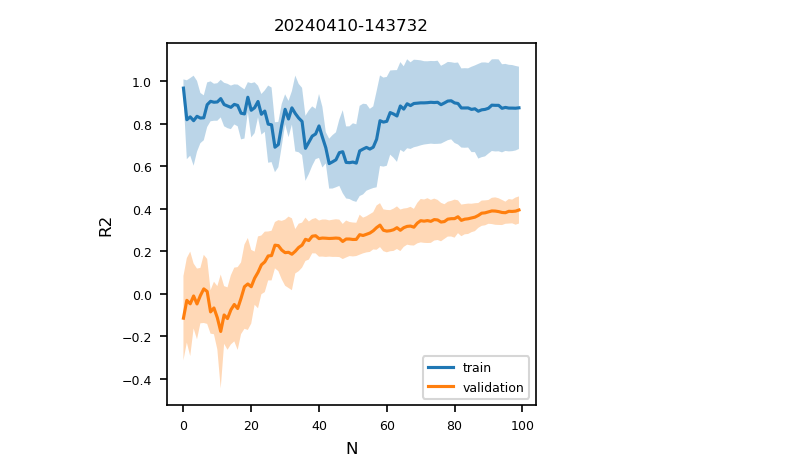
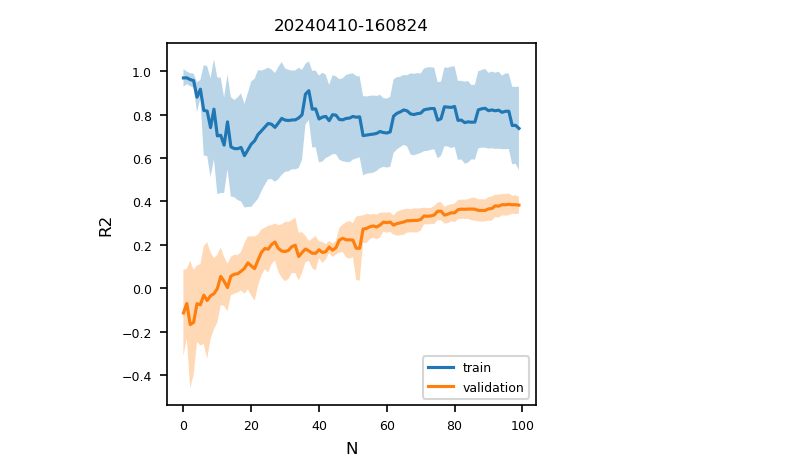
Before and after one commit to stair-lab/bo4ag, a Jupyter notebook: Benchmark/gp_fit_plot.ipynb, the cells around one changed output. Saved outputs shown, nothing was run; the diff lists cells and outputs as text; code cells hidden in the pictures.

```diff
--- a/Benchmark/gp_fit_plot.ipynb
+++ b/Benchmark/gp_fit_plot.ipynb
@@ -16,37 +16,37 @@ plt.rcParams.update(bundles.icml2022(family="sans-serif", usetex=False, column="
 )
 # %%
 #plotting a learning curve
-timestamp = "20240410-143732"
+timestamp = "20240410-160824"
 base_path = f"./output/{timestamp}"
 seeds = [0,1,2,3,4]
 trait = "narea"
 
 with plt.rc_context(bundles.icml2022(family="sans-serif", usetex=False, column="full", nrows=2)):
     fig, ax = plt.subplots(1,1, figsize=(3,3))
 
     def getCol(col_name):
         _results = [pd.read_csv(f"{base_path}/gp_{seed}.npy", encoding='utf-8')[col_name] for seed in seeds]
         _results = [np.array(_results[i]) for i in range(0,len(_results))]
         return _results
 
     n = getCol("n")[0]
     train_loss = getCol("train_loss")
     val_loss = getCol("val_loss")
 
     def linePlot(ax, _results, label):
         mean, var = np.mean(_results, axis=0), np.std(_results, axis=0)
         ax.plot(n, mean, label=label)
         ax.fill_between(n, mean - var,  mean + var, alpha=0.3)
         return
 
     linePlot(ax, train_loss, label="train")
     linePlot(ax, val_loss, label="validation")
 
     ax = ax
     ax.set_title(f"{timestamp}")
     ax.set_xlabel("N")
     ax.set_ylabel("R2")
     ax.legend(loc="lower right")
     plt.show()
 # %% [output]
-[figure, old version]
+[figure, new version]
```
Also changed, not shown: 1 other file.
